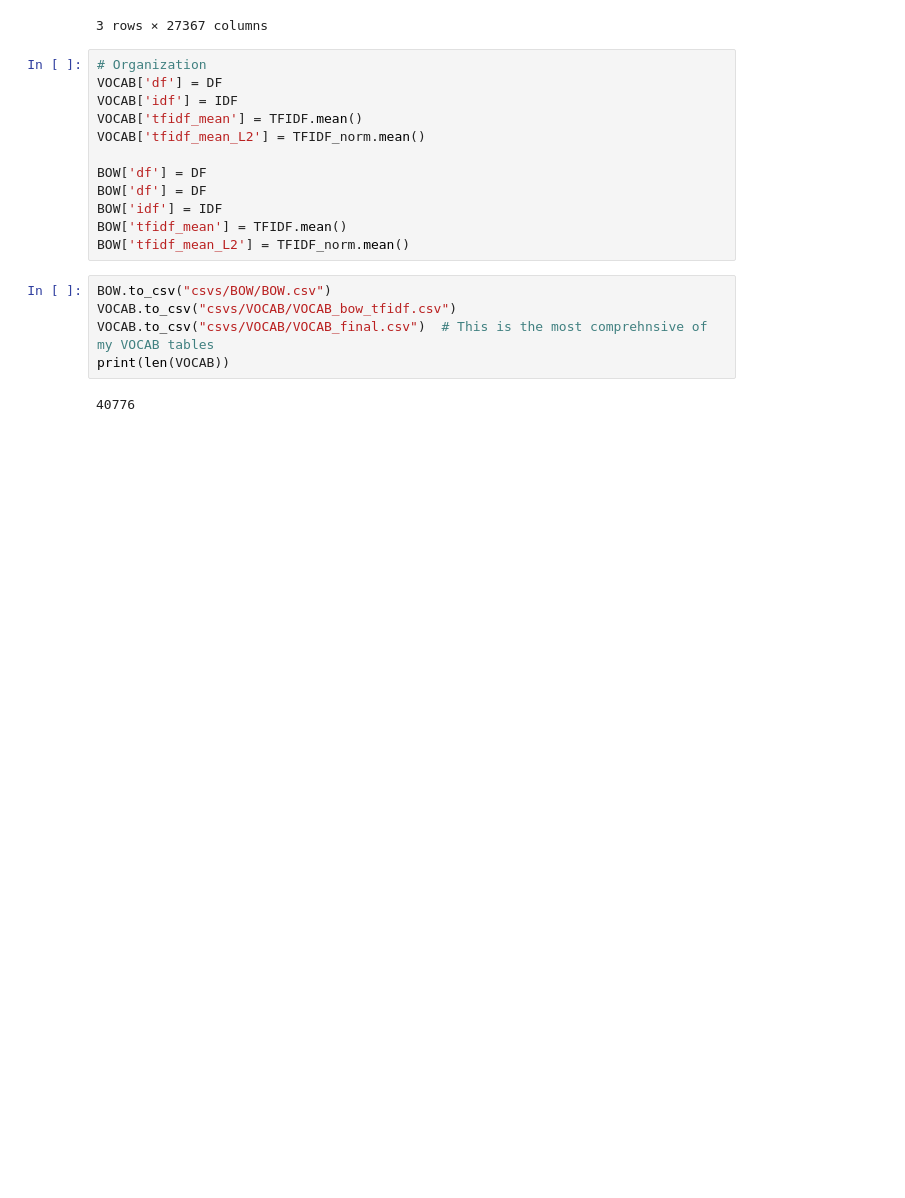
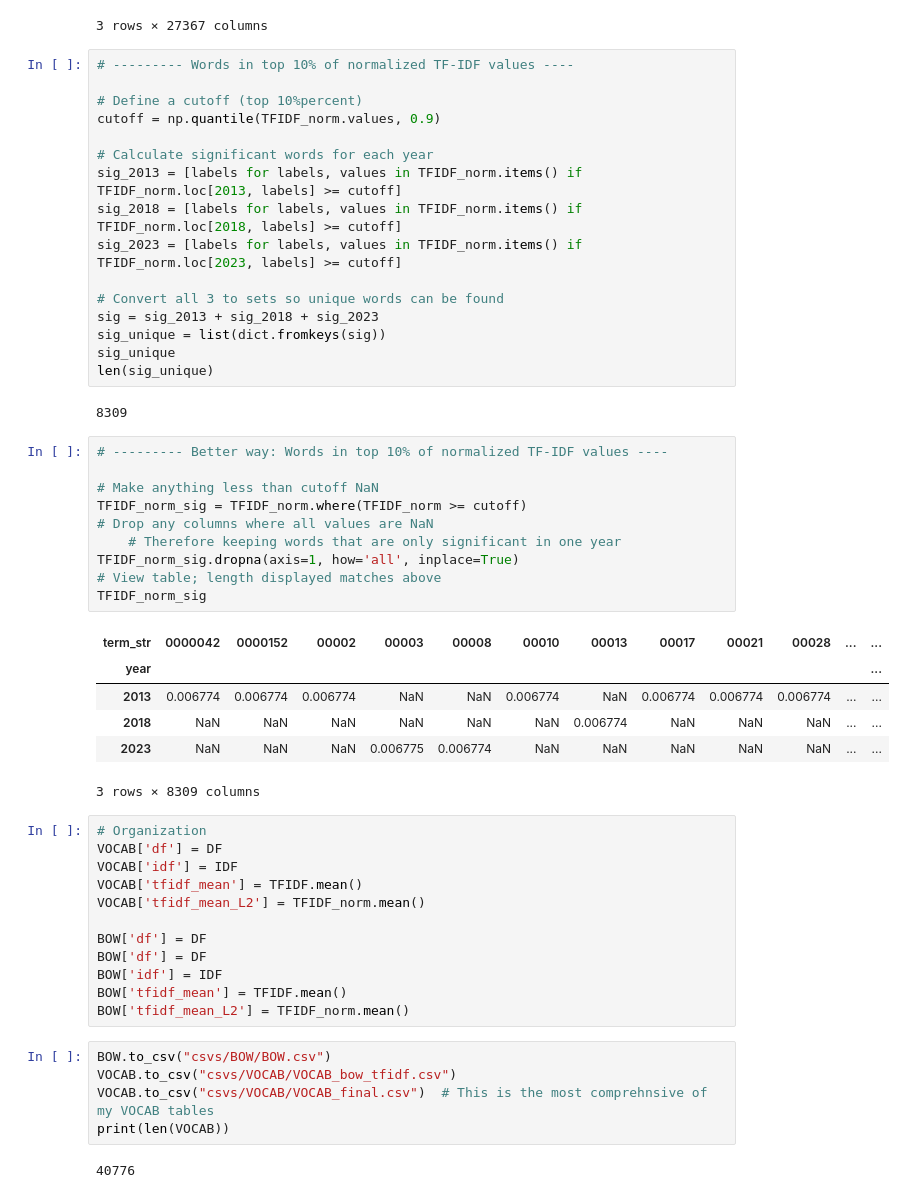
Before and after one commit to caroline-kranefuss/evolving_sentiment_climate, a Jupyter notebook: notebooks/bow_tfidf.ipynb, the cells around one changed output. Drawn from its saved outputs; the diff is of its cells as text; blank space fills up the shorter version.

Commit message:
BOW and TFIDF finished

```diff
--- a/notebooks/bow_tfidf.ipynb
+++ b/notebooks/bow_tfidf.ipynb
@@ -254,6 +254,41 @@ TFIDF_norm
 | 2018 | 0.003410 | 0.004793 | 0.003387 | 0.006773 | 0.006773 | 0.006773 | 0.003389 | 0.006773 | 0.006773 | 0.006773 | ... | ... |
 | 2023 | 0.003402 | 0.004792 | 0.003387 | 0.006773 | 0.006773 | 0.006773 | 0.003387 | 0.006773 | 0.006773 | 0.006775 | ... | ... |
 3 rows × 27367 columns
+# %%
+# --------- Words in top 10% of normalized TF-IDF values ----
+
+# Define a cutoff (top 10%percent)
+cutoff = np.quantile(TFIDF_norm.values, 0.9)
+
+# Calculate significant words for each year
+sig_2013 = [labels for labels, values in TFIDF_norm.items() if TFIDF_norm.loc[2013, labels] >= cutoff]
+sig_2018 = [labels for labels, values in TFIDF_norm.items() if TFIDF_norm.loc[2018, labels] >= cutoff]
+sig_2023 = [labels for labels, values in TFIDF_norm.items() if TFIDF_norm.loc[2023, labels] >= cutoff]
+
+# Convert all 3 to sets so unique words can be found
+sig = sig_2013 + sig_2018 + sig_2023
+sig_unique = list(dict.fromkeys(sig))
+sig_unique
+len(sig_unique)
+# %% [output]
+8309
+# %%
+# --------- Better way: Words in top 10% of normalized TF-IDF values ----
+
+# Make anything less than cutoff NaN
+TFIDF_norm_sig = TFIDF_norm.where(TFIDF_norm >= cutoff)
+# Drop any columns where all values are NaN
+    # Therefore keeping words that are only significant in one year
+TFIDF_norm_sig.dropna(axis=1, how='all', inplace=True)
+# View table; length displayed matches above
+TFIDF_norm_sig
+# %% [output]
+| term_str | 0000042 | 0000152 | 00002 | 00003 | 00008 | 00010 | 00013 | 00017 | 00021 | 00028 | ... | ... |
+| year |  |  |  |  |  |  |  |  |  |  |  | ... |
+| 2013 | 0.006774 | 0.006774 | 0.006774 | NaN | NaN | 0.006774 | NaN | 0.006774 | 0.006774 | 0.006774 | ... | ... |
+| 2018 | NaN | NaN | NaN | NaN | NaN | NaN | 0.006774 | NaN | NaN | NaN | ... | ... |
+| 2023 | NaN | NaN | NaN | 0.006775 | 0.006774 | NaN | NaN | NaN | NaN | NaN | ... | ... |
+3 rows × 8309 columns
 # %%
 # Organization
 VOCAB['df'] = DF
```
Also changed, not shown: 2 other files.
